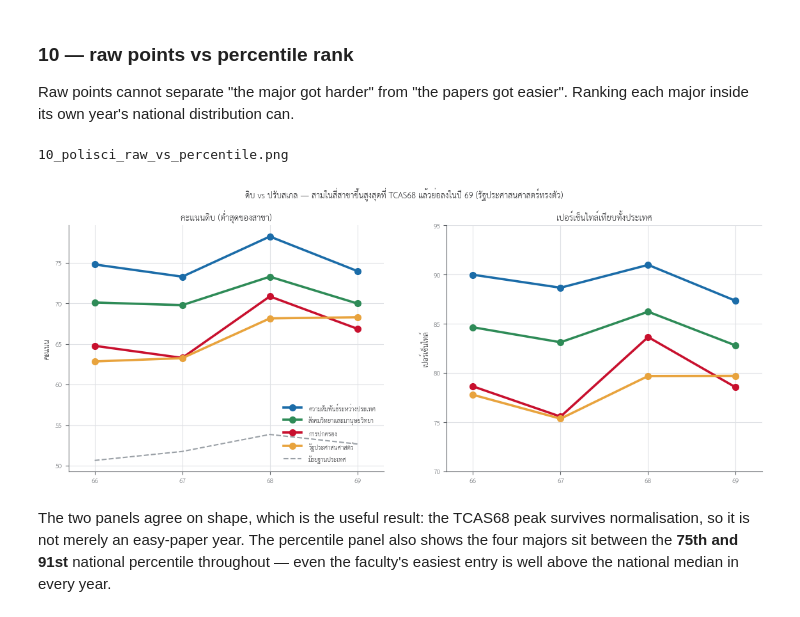
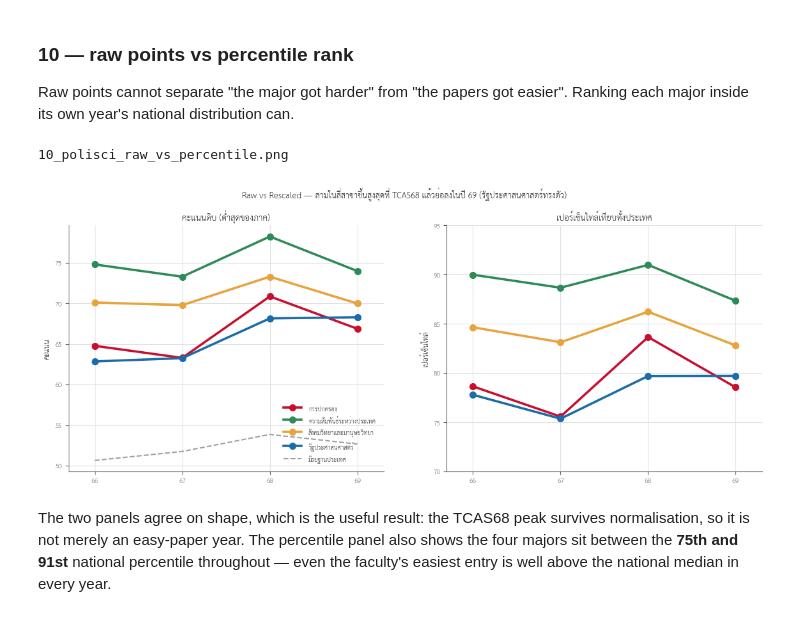
Before and after one commit to k-b-studio/tcas66-69, a Jupyter notebook: nb/06_polisci.ipynb, the cells around one changed output. Drawn from its saved outputs; the diff is of its cells as text; code cells hidden in the pictures.

```diff
--- a/nb/06_polisci.ipynb
+++ b/nb/06_polisci.ipynb
@@ -545,9 +544,12 @@ faculty containing a restructured program needs the same check.
 ---
 ## 9. Figures
 # %%
-MAJORS = ["ความสัมพันธ์ระหว่างประเทศ", "สังคมวิทยาและมานุษยวิทยา",
-          "การปกครอง", "รัฐประศาสนศาสตร์"]
-MCOLOR = dict(zip(MAJORS, ["#1B6CA8", "#2E8B57", "#C8102E", "#E8A33D"]))
+MAJORS = ["การปกครอง",
+          "ความสัมพันธ์ระหว่างประเทศ",
+          "สังคมวิทยาและมานุษยวิทยา",
+          "รัฐประศาสนศาสตร์"
+          ]
+MCOLOR = dict(zip(MAJORS, ["#C8102E","#2E8B57","#E8A33D","#1B6CA8"]))
 ELECTIVES = ["คณิตศาสตร์ประยุกต์ 2", "ภาษาไทย", "ภาษาอังกฤษ", "ภาษาจีน", "ภาษาญี่ปุ่น",
              "ภาษาเกาหลี", "ภาษาฝรั่งเศส", "ภาษาเยอรมัน", "ภาษาสเปน"]
 
@@ -592,23 +594,23 @@ Ranking each major inside its own year's national distribution can.
 # %%
 fig, axes = plt.subplots(1, 2, figsize=(14, 5))
 for m in MAJORS:
     g = mp[mp["major"] == m].set_index("year")
     axes[0].plot(g.index, g["floor"], color=MCOLOR[m], lw=2.6, marker="o", ms=7, label=m)
     axes[1].plot(g.index, g["pct_rank"], color=MCOLOR[m], lw=2.6, marker="o", ms=7)
 axes[0].plot(national.index, national.values, color=viz.PALETTE["national"],
              lw=1.5, ls="--", label="มัธยฐานประเทศ")
-axes[0].set_title("คะแนนดิบ (ต่ำสุดของสาขา)"); axes[0].set_ylabel("คะแนน")
+axes[0].set_title("คะแนนดิบ (ต่ำสุดของภาค)"); axes[0].set_ylabel("คะแนน")
 axes[1].set_title("เปอร์เซ็นไทล์เทียบทั้งประเทศ"); axes[1].set_ylabel("เปอร์เซ็นไทล์")
 axes[1].set_ylim(70, 95)
 for ax in axes:
     viz._year_axis(ax)
 axes[0].legend(fontsize=10, loc="lower right")
-fig.suptitle("ดิบ vs ปรับสเกล — สามในสี่สาขาขึ้นสูงสุดที่ TCAS68 แล้วย่อลงในปี 69 (รัฐประศาสนศาสตร์ทรงตัว)",
+fig.suptitle("Raw vs Rescaled — สามในสี่สาขาขึ้นสูงสุดที่ TCAS68 แล้วย่อลงในปี 69 (รัฐประศาสนศาสตร์ทรงตัว)",
              y=1.0, fontsize=13.5)
 print(viz.save(fig, "10_polisci_raw_vs_percentile").name)
 # %% [output]
 10_polisci_raw_vs_percentile.png
-[figure, old version]
+[figure, new version]
 # %% [markdown]
 The two panels agree on shape, which is the useful result: the TCAS68 peak
 survives normalisation, so it is not merely an easy-paper year. The percentile
```
Also changed, not shown: parts of 7 cells of this notebook, 5 other files.
